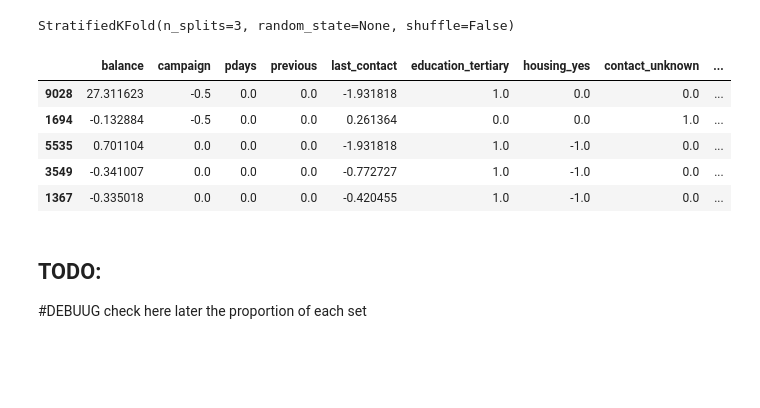
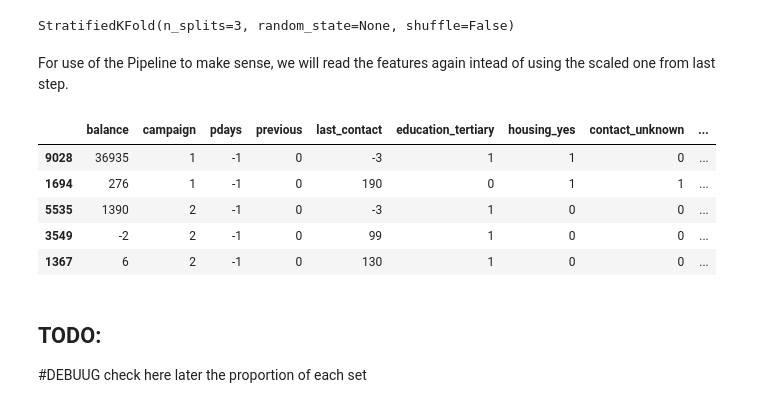
Before and after one commit to EmaTran/CSIS3290_GroupProject, a Jupyter notebook: MiniProject2/CSIS3290_MiniProject2.ipynb, the cells around one changed output. Saved outputs shown, nothing was run; the diff lists cells and outputs as text; code cells hidden in the pictures; blank space fills up the shorter version.

```diff
--- a/MiniProject2/CSIS3290_MiniProject2.ipynb
+++ b/MiniProject2/CSIS3290_MiniProject2.ipynb
@@ -596,18 +594,22 @@ print(skf)
 # StratifiedKFold(n_splits=2, random_state=None, shuffle=False)
 # %% [output]
 StratifiedKFold(n_splits=3, random_state=None, shuffle=False)
+# %% [markdown]
+For use of the Pipeline to make sense, we will read the features again intead of using the scaled one from last step.
+# %%
+X_KBest_df = pd.read_csv('feature1.csv')
 # %%
-X_train, X_test, y_train, y_test = train_test_split(X_rb, y, test_size=0.25, random_state=R_SEED, stratify=y)
+X_train, X_test, y_train, y_test = train_test_split(X_KBest_df, y, test_size=0.25, random_state=R_SEED, stratify=y)
 
 #check data
 X_train.head()
 # %% [output]
 |  | balance | campaign | pdays | previous | last_contact | education_tertiary | housing_yes | contact_unknown | ... |
-| 9028 | 27.311623 | -0.5 | 0.0 | 0.0 | -1.931818 | 1.0 | 0.0 | 0.0 | ... |
-| 1694 | -0.132884 | -0.5 | 0.0 | 0.0 | 0.261364 | 0.0 | 0.0 | 1.0 | ... |
-| 5535 | 0.701104 | 0.0 | 0.0 | 0.0 | -1.931818 | 1.0 | -1.0 | 0.0 | ... |
-| 3549 | -0.341007 | 0.0 | 0.0 | 0.0 | -0.772727 | 1.0 | -1.0 | 0.0 | ... |
-| 1367 | -0.335018 | 0.0 | 0.0 | 0.0 | -0.420455 | 1.0 | -1.0 | 0.0 | ... |
+| 9028 | 36935 | 1 | -1 | 0 | -3 | 1 | 1 | 0 | ... |
+| 1694 | 276 | 1 | -1 | 0 | 190 | 0 | 1 | 1 | ... |
+| 5535 | 1390 | 2 | -1 | 0 | -3 | 1 | 0 | 0 | ... |
+| 3549 | -2 | 2 | -1 | 0 | 99 | 1 | 0 | 0 | ... |
+| 1367 | 6 | 2 | -1 | 0 | 130 | 1 | 0 | 0 | ... |
 # %% [markdown]
 ## TODO:
 #DEBUUG check here later the proportion of each set
```
Also changed, not shown: parts of 28 cells of this notebook.
